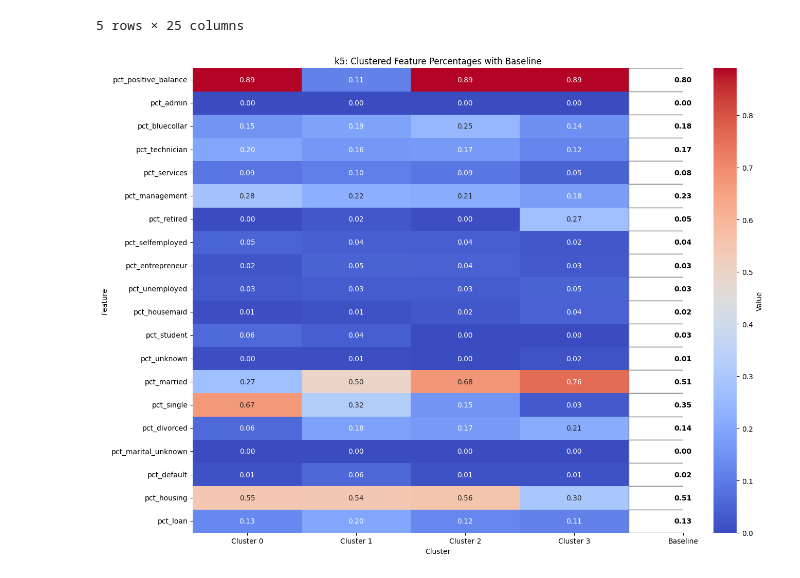
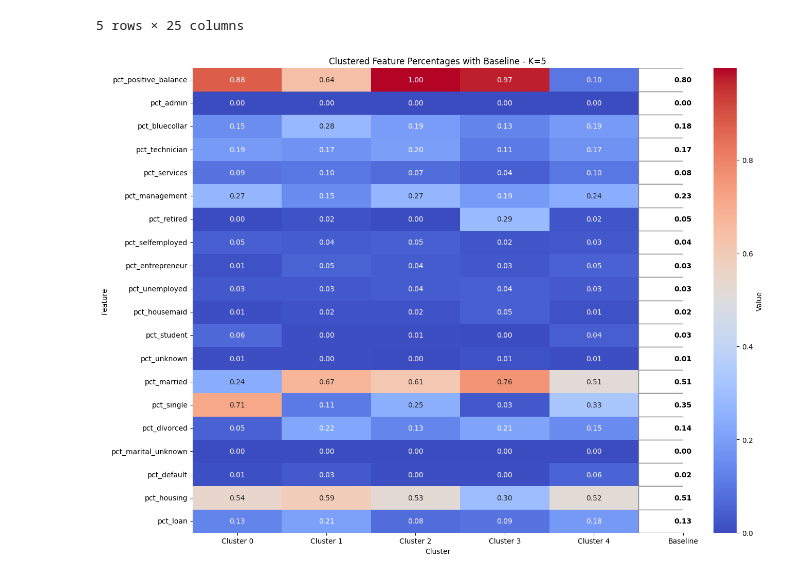
Before and after one commit to FederCO23/Term_Deposit_Marketing_-_tpx4U1BHhRR0IUm9, a Jupyter notebook: TermDepositMarketing_part2.ipynb, the cells around one changed output. Saved outputs shown, nothing was run; the diff lists cells and outputs as text; code cells hidden in the pictures.

Commit message:
add the k=5 clustering and conclusions

```diff
--- a/TermDepositMarketing_part2.ipynb
+++ b/TermDepositMarketing_part2.ipynb
@@ -619,8 +621,10 @@ def heat_map_with_uncolored_baseline(df_clusters: pd.DataFrame, df_before: pd.Da
         ax.text(cluster_only.shape[1] + 0.5, y + 0.5, f"{value:.2f}", ha="center", va="center", fontsize=10, color='black', fontweight='bold')
 
     # Update x-axis with cluster names + 'Baseline'
-    ax.set_xticks([i + 0.5 for i in range(cluster_df.shape[1])])
-    ax.set_xticklabels([f"Cluster {i}" for i in range(cluster_only.shape[1])] + ["Baseline"])
+    # Dynamically set ticks and labels based on number of clusters
+    num_clusters = cluster_only.shape[1]
+    ax.set_xticks([i + 0.5 for i in range(num_clusters + 1)])
+    ax.set_xticklabels([f"Cluster {i}" for i in range(num_clusters)] + ["Baseline"])
     ax.set_yticklabels(feature_names, rotation=0)
     ax.set_xlabel("Cluster")
     ax.set_ylabel("Feature")
@@ -698,9 +706,9 @@ cluster_summary_k5
 5 rows × 25 columns
 # %%
 # re-groups features for analysis
-df_pct_only_k5 = cluster_summary.loc[:, cluster_summary_k5.columns.str.startswith('pct')]
-df_avg_only_k5 = cluster_summary.loc[:, cluster_summary_k5.columns.str.startswith('avg')]
+df_pct_only_k5 = cluster_summary_k5.loc[:, cluster_summary_k5.columns.str.startswith('pct')]
+df_avg_only_k5 = cluster_summary_k5.loc[:, cluster_summary_k5.columns.str.startswith('avg')]
 # %%
-heat_map_with_uncolored_baseline(df_pct_only_k5, df_before, title="k5: Clustered Feature Percentages with Baseline")
+heat_map_with_uncolored_baseline(df_pct_only_k5, df_before, title="Clustered Feature Percentages with Baseline - K=5")
 # %% [output]
-[figure, old version]
+[figure, new version]
```
Also changed, not shown: parts of 7 cells of this notebook.
